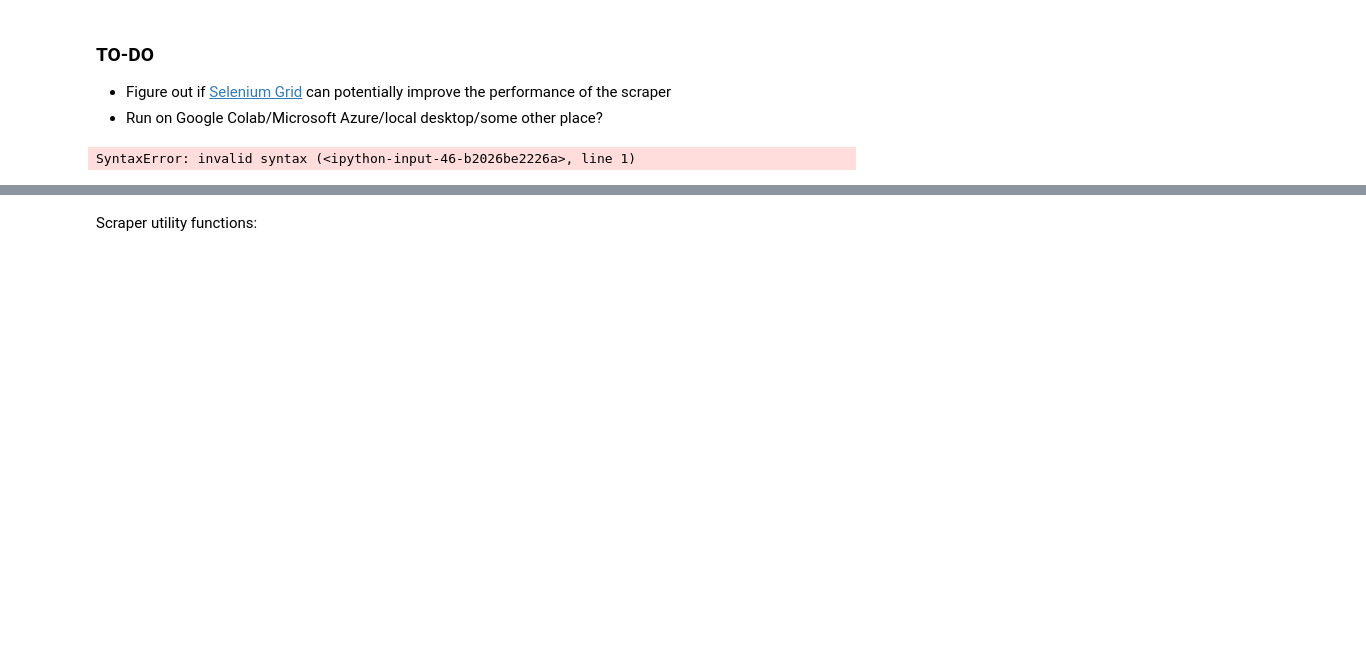
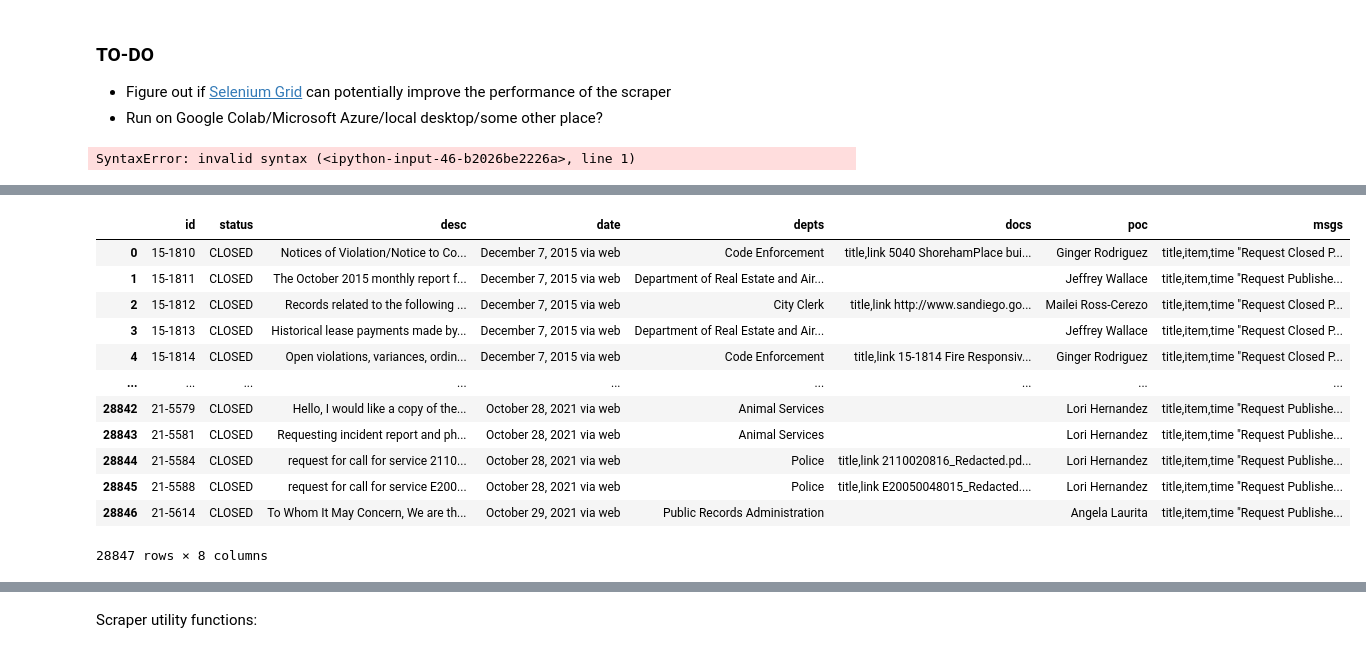
Before and after one commit to Saikrishna-Achalla/police-records-analysis, a Jupyter notebook: steven/nextrequest-selenium.ipynb, the cells around one changed output, grey strips where cells are left out. Saved outputs shown, nothing was run; the diff lists cells and outputs as text; code cells hidden in the pictures; blank space fills up the shorter version.

```diff
--- a/steven/nextrequest-selenium.ipynb
+++ b/steven/nextrequest-selenium.ipynb
@@ -299,2 +194,19 @@ sd_requests_df.to_csv('data/sd_requests.zip', index=False, compression=compressi
+# %%
+test_df = test_df.convert_dtypes().fillna('')
+test_df
+# %% [output]
+|  | id | status | desc | date | depts | docs | poc | msgs |
+| 0 | 15-1810 | CLOSED | Notices of Violation/Notice to Co... | December 7, 2015 via web | Code Enforcement | title,link 5040 ShorehamPlace bui... | Ginger Rodriguez | title,item,time "Request Closed P... |
+| 1 | 15-1811 | CLOSED | The October 2015 monthly report f... | December 7, 2015 via web | Department of Real Estate and Air... |  | Jeffrey Wallace | title,item,time "Request Publishe... |
+| 2 | 15-1812 | CLOSED | Records related to the following ... | December 7, 2015 via web | City Clerk | title,link http://www.sandiego.go... | Mailei Ross-Cerezo | title,item,time "Request Closed P... |
+| 3 | 15-1813 | CLOSED | Historical lease payments made by... | December 7, 2015 via web | Department of Real Estate and Air... |  | Jeffrey Wallace | title,item,time "Request Closed P... |
+| 4 | 15-1814 | CLOSED | Open violations, variances, ordin... | December 7, 2015 via web | Code Enforcement | title,link 15-1814 Fire Responsiv... | Ginger Rodriguez | title,item,time "Request Closed P... |
+| ... | ... | ... | ... | ... | ... | ... | ... | ... |
+| 28842 | 21-5579 | CLOSED | Hello, I would like a copy of the... | October 28, 2021 via web | Animal Services |  | Lori Hernandez | title,item,time "Request Publishe... |
+| 28843 | 21-5581 | CLOSED | Requesting incident report and ph... | October 28, 2021 via web | Animal Services |  | Lori Hernandez | title,item,time "Request Publishe... |
+| 28844 | 21-5584 | CLOSED | request for call for service 2110... | October 28, 2021 via web | Police | title,link 2110020816_Redacted.pd... | Lori Hernandez | title,item,time "Request Publishe... |
+| 28845 | 21-5588 | CLOSED | request for call for service E200... | October 28, 2021 via web | Police | title,link E20050048015_Redacted.... | Lori Hernandez | title,item,time "Request Publishe... |
+| 28846 | 21-5614 | CLOSED | To Whom It May Concern, We are th... | October 29, 2021 via web | Public Records Administration |  | Angela Laurita | title,item,time "Request Publishe... |
+28847 rows × 8 columns
 # %%
 csv_to_df = lambda csv: pd.read_csv(StringIO(csv)) if csv else None
```
Also changed, not shown: parts of 12 cells of this notebook, 2 other files.
